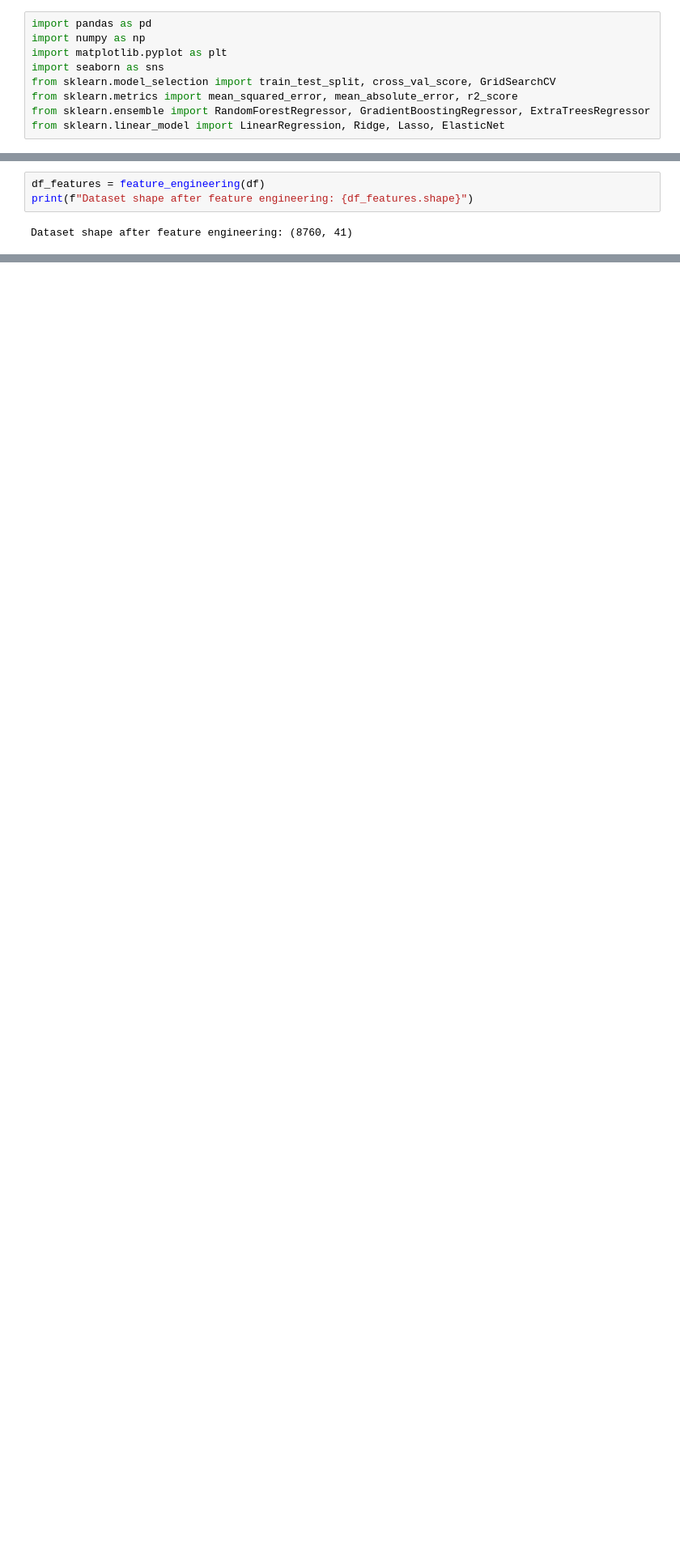
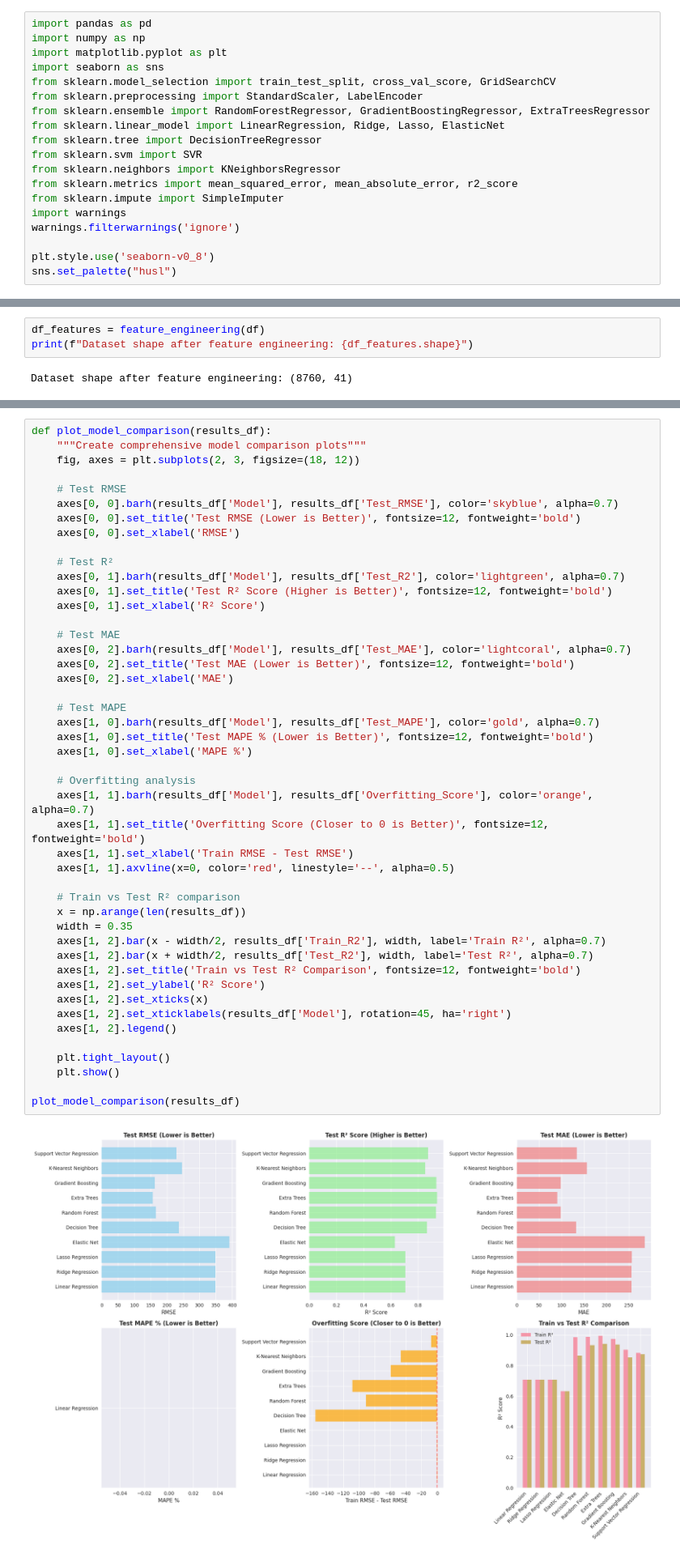
Before and after one commit to EbEmad/Bike-Sharing-Prediction-ML-Pipeline, a Jupyter notebook: notebook/Models.ipynb, the cells around one changed output, grey strips where cells are left out. Shown at 81% size. Drawn from its saved outputs; the diff is of its cells as text; blank space fills up the shorter version.

Commit message:
ading models

```diff
--- a/notebook/Models.ipynb
+++ b/notebook/Models.ipynb
@@ -4,9 +4,19 @@ import numpy as np
 import matplotlib.pyplot as plt
 import seaborn as sns
 from sklearn.model_selection import train_test_split, cross_val_score, GridSearchCV
-from sklearn.metrics import mean_squared_error, mean_absolute_error, r2_score
+from sklearn.preprocessing import StandardScaler, LabelEncoder
 from sklearn.ensemble import RandomForestRegressor, GradientBoostingRegressor, ExtraTreesRegressor
 from sklearn.linear_model import LinearRegression, Ridge, Lasso, ElasticNet
+from sklearn.tree import DecisionTreeRegressor
+from sklearn.svm import SVR
+from sklearn.neighbors import KNeighborsRegressor
+from sklearn.metrics import mean_squared_error, mean_absolute_error, r2_score
+from sklearn.impute import SimpleImputer
+import warnings
+warnings.filterwarnings('ignore')
+
+plt.style.use('seaborn-v0_8')
+sns.set_palette("husl")
 # %%
 def load_data():
     df = pd.read_csv('../data/SeoulBikeData.csv', encoding='latin1')
@@ -288,0 +365,48 @@ def get_models():
+# %%
+def plot_model_comparison(results_df):
+    """Create comprehensive model comparison plots"""
+    fig, axes = plt.subplots(2, 3, figsize=(18, 12))
+
+    # Test RMSE
+    axes[0, 0].barh(results_df['Model'], results_df['Test_RMSE'], color='skyblue', alpha=0.7)
+    axes[0, 0].set_title('Test RMSE (Lower is Better)', fontsize=12, fontweight='bold')
+    axes[0, 0].set_xlabel('RMSE')
+
+    # Test R²
+    axes[0, 1].barh(results_df['Model'], results_df['Test_R2'], color='lightgreen', alpha=0.7)
+    axes[0, 1].set_title('Test R² Score (Higher is Better)', fontsize=12, fontweight='bold')
+    axes[0, 1].set_xlabel('R² Score')
+
+    # Test MAE
+    axes[0, 2].barh(results_df['Model'], results_df['Test_MAE'], color='lightcoral', alpha=0.7)
+    axes[0, 2].set_title('Test MAE (Lower is Better)', fontsize=12, fontweight='bold')
+    axes[0, 2].set_xlabel('MAE')
+
+    # Test MAPE
+    axes[1, 0].barh(results_df['Model'], results_df['Test_MAPE'], color='gold', alpha=0.7)
+    axes[1, 0].set_title('Test MAPE % (Lower is Better)', fontsize=12, fontweight='bold')
+    axes[1, 0].set_xlabel('MAPE %')
+
+    # Overfitting analysis
+    axes[1, 1].barh(results_df['Model'], results_df['Overfitting_Score'], color='orange', alpha=0.7)
+    axes[1, 1].set_title('Overfitting Score (Closer to 0 is Better)', fontsize=12, fontweight='bold')
+    axes[1, 1].set_xlabel('Train RMSE - Test RMSE')
+    axes[1, 1].axvline(x=0, color='red', linestyle='--', alpha=0.5)
+
+    # Train vs Test R² comparison
+    x = np.arange(len(results_df))
+    width = 0.35
+    axes[1, 2].bar(x - width/2, results_df['Train_R2'], width, label='Train R²', alpha=0.7)
+    axes[1, 2].bar(x + width/2, results_df['Test_R2'], width, label='Test R²', alpha=0.7)
+    axes[1, 2].set_title('Train vs Test R² Comparison', fontsize=12, fontweight='bold')
+    axes[1, 2].set_ylabel('R² Score')
+    axes[1, 2].set_xticks(x)
+    axes[1, 2].set_xticklabels(results_df['Model'], rotation=45, ha='right')
+    axes[1, 2].legend()
+
+    plt.tight_layout()
+    plt.show()
+
+plot_model_comparison(results_df)
+# %% [output]
+[figure, added]
```
Also changed, not shown: parts of 3 cells of this notebook.
